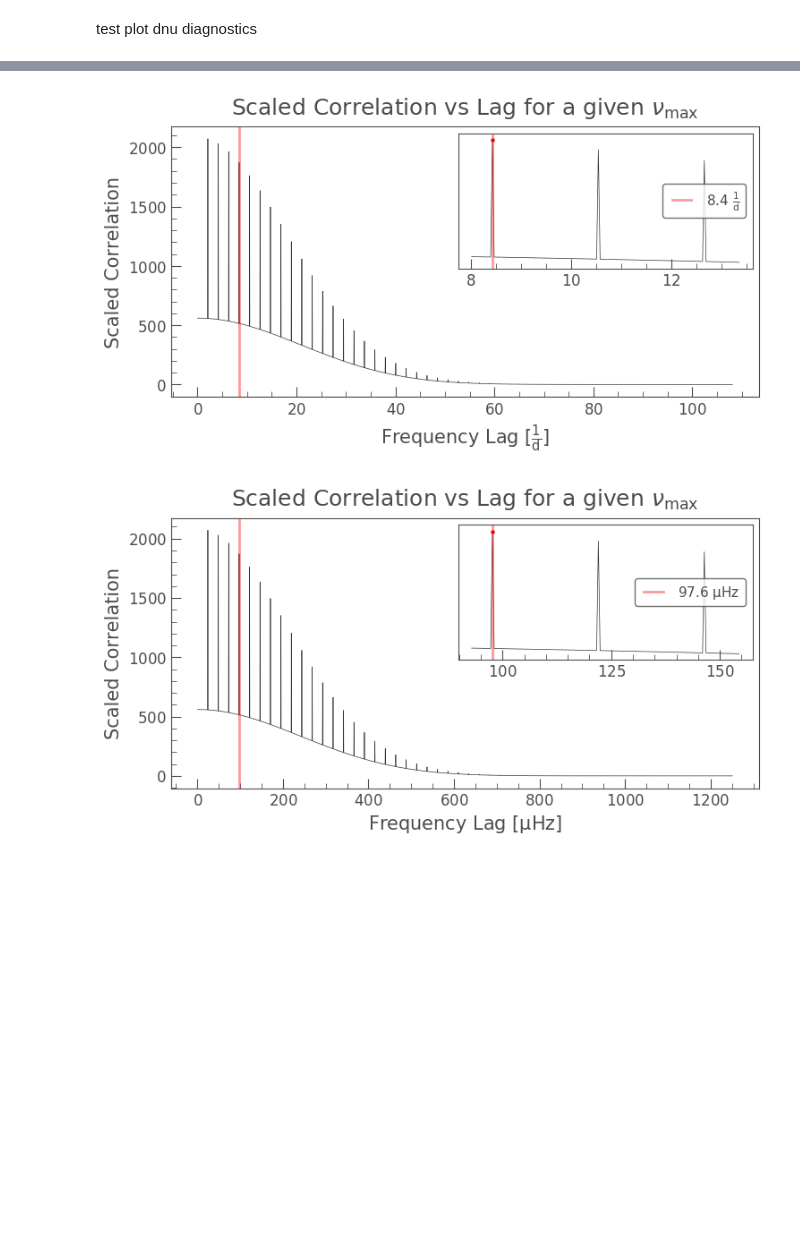
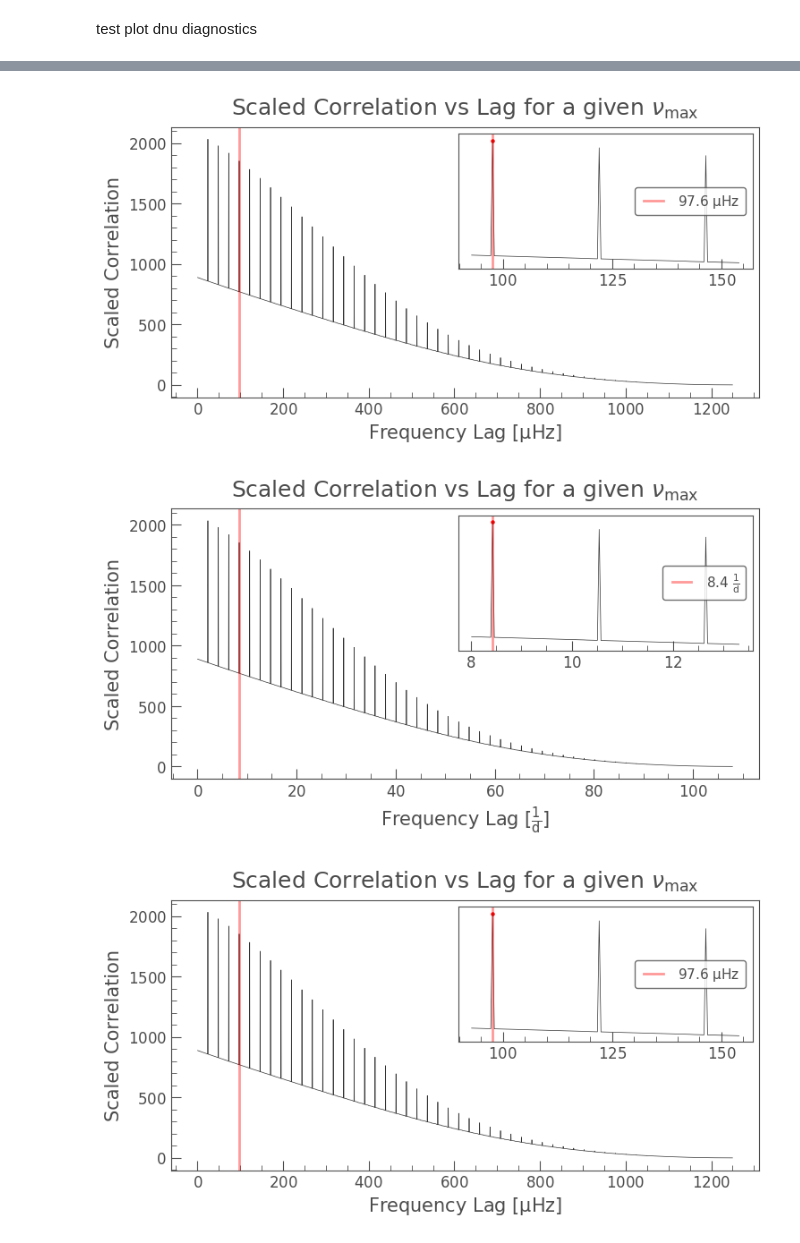
Before and after one commit to ojhall94/keplergohacks, a Jupyter notebook: seismo_stuff/new_unit_tests.ipynb, the cells around one changed output, grey strips where cells are left out. Saved outputs shown, nothing was run; the diff lists cells and outputs as text; code cells hidden in the pictures; blank space fills up the shorter version.

```diff
--- a/seismo_stuff/new_unit_tests.ipynb
+++ b/seismo_stuff/new_unit_tests.ipynb
@@ -45,6 +45,13 @@ assert(np.isclose(true_numax, numax.value, atol=.1*true_numax))
 assert(numax.unit == u.microhertz)
 #Assert numax estimator works when input frequency is not in microhertz
 fday = u.Quantity(f*u.microhertz, 1/u.day)
+
+#Assert you can recover numax with a sliced periodogram
+rsnr = snr[(snr.frequency.value>1600)&(snr.frequency.value<3200)]
+numax = rsnr.estimate_numax()
+assert(np.isclose(true_numax, numax.value, atol=.1*true_numax))
+
+#Assert can recover numax when periodogram is not in microhertz
 snr = SNRPeriodogram(fday, u.Quantity(p, None))
 numax = snr.estimate_numax()
 nmxday = u.Quantity(true_numax*u.microhertz, 1/u.day)
@@ -174,6 +211,10 @@ test plot dnu diagnostics
     dnu, ax = snr.plot_dnu_diagnostics(numax=numax)
     dnu, ax = snr.plot_dnu_diagnostics(numax=daynumax)
 
+    # Check plotting works when periodogram is sliced
+    rsnr = snr[(snr.frequency.value>1600)&(snr.frequency.value<3200)]
+    dnu, ax = rsnr.plot_dnu_diagnostics()
+
     #Check it plots when frequency is in days
     fday = u.Quantity(f*u.microhertz, 1/u.day)
     daysnr = SNRPeriodogram(fday, u.Quantity(p, None))
@@ -181,5 +222,6 @@ test plot dnu diagnostics
 
     #Check metric of appropriate length is returned
     _, _, metric = snr.plot_dnu_diagnostics(numax=numax, return_metric=True)
-    assert(len(metric) == len(snr._autocorrelate(numax.value)))
+    window = 2*int(np.floor(snr._get_fwhm(numax.value)))
+    assert(len(metric) == len(snr._autocorrelate(numax.value, window)))
 # %% [output]
@@ -190,2 +232,3 @@ test plot dnu diagnostics
-[figure, old version]
+[figure, new version]
-[figure, old version]
+[figure, new version]
+[figure, added]
```
Also changed, not shown: parts of 5 cells of this notebook.
